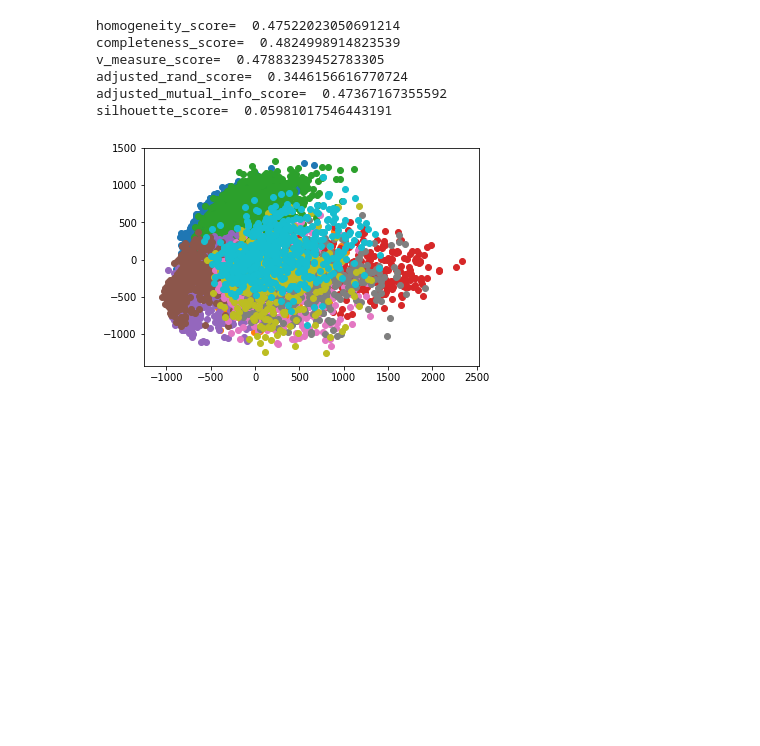
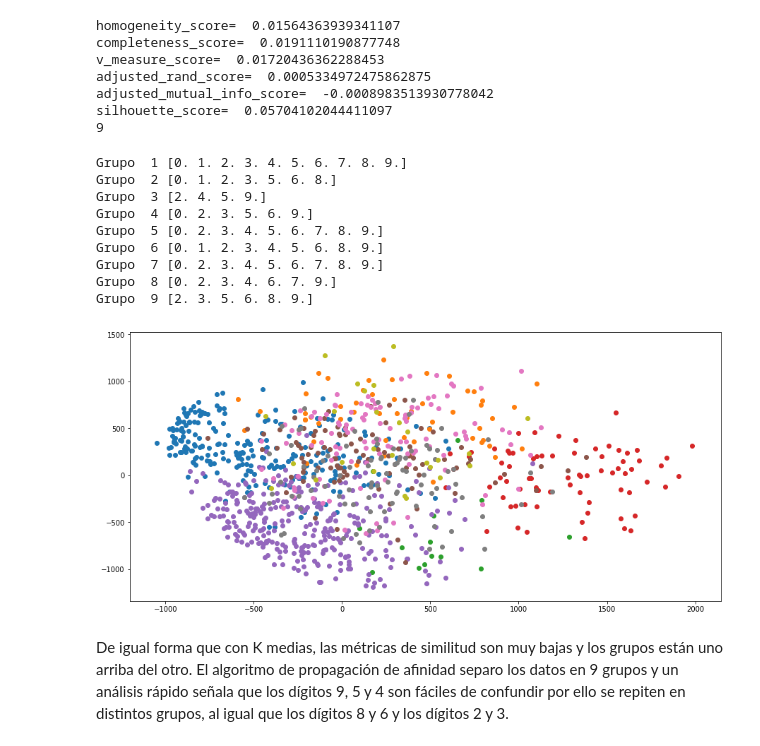
Before and after one commit to alan-arnoldo-alcantar/DataCience_UANL, a Jupyter notebook: p11/practica11.ipynb, the cells around one changed output. Drawn from its saved outputs; the diff is of its cells as text; code cells hidden in the pictures; blank space fills up the shorter version.

```diff
--- a/p11/practica11.ipynb
+++ b/p11/practica11.ipynb
@@ -40,25 +65,41 @@ array([0, 6, 2, ..., 0, 6, 6])
 # %%
-#diferentes metricas que existen
-from sklearn import metrics
+from sklearn.cluster import AffinityPropagation
+
+estimador = AffinityPropagation(damping = 0.9911, convergence_iter = 30)
+estimador.fit(datos)
 print('homogeneity_score= ',metrics.homogeneity_score(labes, estimador.labels_))
 print('completeness_score= ',metrics.completeness_score(labes, estimador.labels_))
 print('v_measure_score= ',metrics.v_measure_score(labes, estimador.labels_))
 print('adjusted_rand_score= ',metrics.adjusted_rand_score(labes, estimador.labels_))
 print('adjusted_mutual_info_score= ',metrics.adjusted_mutual_info_score(labes,  estimador.labels_))
 print('silhouette_score= ',metrics.silhouette_score(datos, estimador.labels_,metric='euclidean',sample_size=300))
+print(len(np.unique(estimador.labels_)))
 # %% [output]
-homogeneity_score=  0.47522023050691214
-completeness_score=  0.4824998914823539
-v_measure_score=  0.47883239452783305
-adjusted_rand_score=  0.3446156616770724
-adjusted_mutual_info_score=  0.47367167355592
-silhouette_score=  0.05981017546443191
+homogeneity_score=  0.01564363939341107
+completeness_score=  0.0191110190877748
+v_measure_score=  0.01720436362288453
+adjusted_rand_score=  0.0005334972475862875
+adjusted_mutual_info_score=  -0.0008983513930778042
+silhouette_score=  0.05704102044411097
+9
-# %%
-#se aplica un PCA para reducir el numero de atributos a 2
-reduced_data = PCA(n_components=2).fit_transform(datos)
-#se grafica en forma de dispersion cada uno de los puntos que forman parte de un grupo
-for i in np.unique(estimador.labels_):
-    plt.scatter(reduced_data[:,0][np.where(estimador.labels_==i)[0]],reduced_data[:,1][np.where(estimador.labels_==i)[0]])
-plt.show()
-# %% [output]
-[figure, removed]
+# %%
+fig, ax=plt.subplots(figsize=(15,7))
+for i in np.unique(estimador.labels_):
+    ax.scatter(reduced_data[:,0][np.where(estimador.labels_==i)[0]],reduced_data[:,1][np.where(estimador.labels_==i)[0]])
+j=1
+for i in np.unique(estimador.labels_):
+    print('Grupo ',j,np.unique(labels[np.where(estimador.labels_==i)[0]]))
+    j=j+1
+# %% [output]
+Grupo  1 [0. 1. 2. 3. 4. 5. 6. 7. 8. 9.]
+Grupo  2 [0. 1. 2. 3. 5. 6. 8.]
+Grupo  3 [2. 4. 5. 9.]
+Grupo  4 [0. 2. 3. 5. 6. 9.]
+Grupo  5 [0. 2. 3. 4. 5. 6. 7. 8. 9.]
+Grupo  6 [0. 1. 2. 3. 4. 5. 6. 8. 9.]
+Grupo  7 [0. 2. 3. 4. 5. 6. 7. 8. 9.]
+Grupo  8 [0. 2. 3. 4. 6. 7. 9.]
+Grupo  9 [2. 3. 5. 6. 8. 9.]
+[figure, added]
+# %% [markdown]
+De igual forma que con K medias, las métricas de similitud son muy bajas y los grupos están uno arriba del otro. El algoritmo de propagación de afinidad separo los datos en 9 grupos y un análisis rápido señala que los dígitos 9, 5 y 4 son fáciles de confundir por ello se repiten en distintos grupos, al igual que los dígitos 8 y 6 y los dígitos 2 y 3.
```
Also changed, not shown: parts of 9 cells of this notebook.
